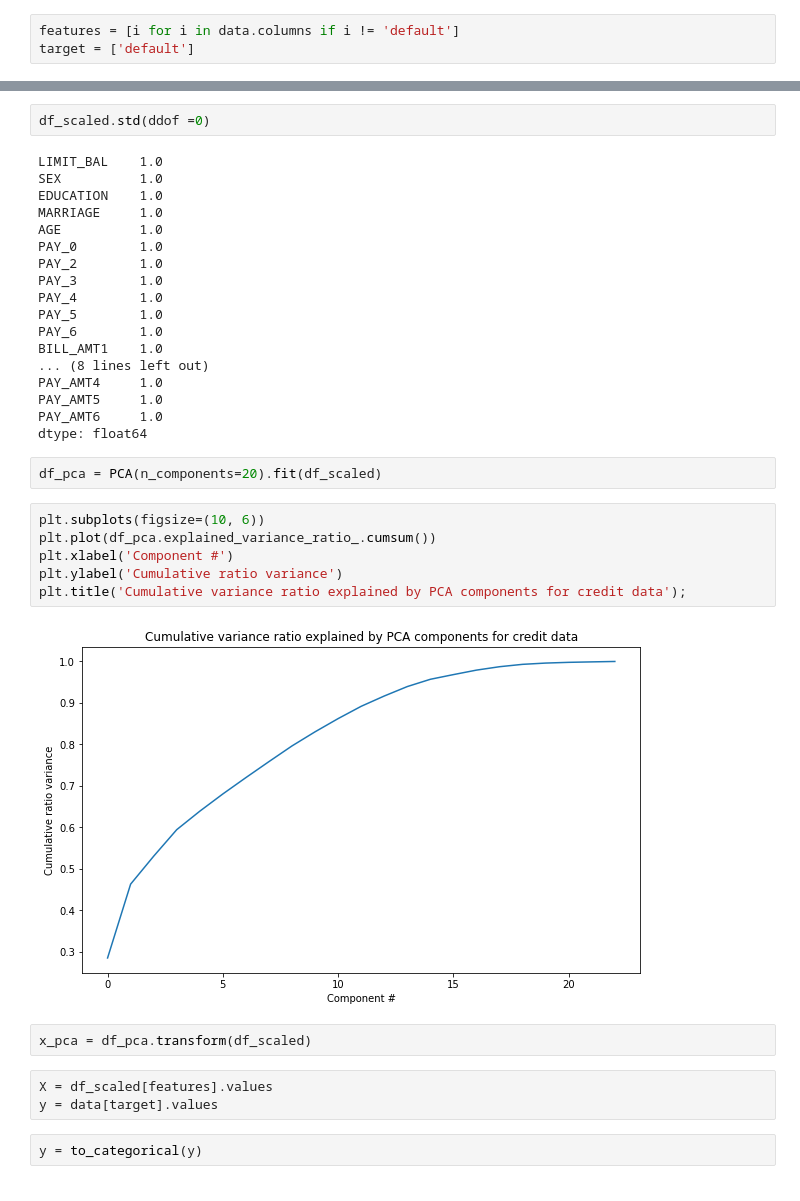
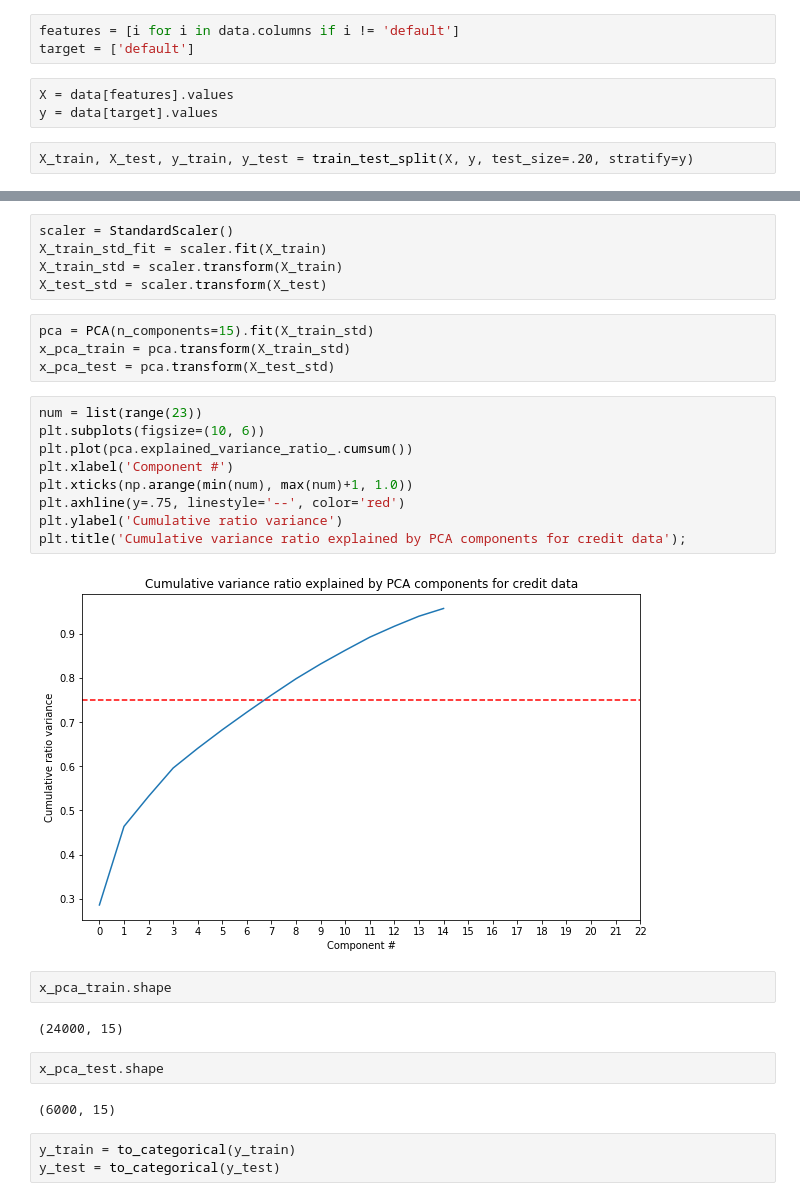
Before and after one commit to JideOkesanjo/DataScience-Capstone-Projects, a Jupyter notebook: credit_default_deep_learning.ipynb, the cells around one changed output, grey strips where cells are left out. Saved outputs shown, nothing was run; the diff lists cells and outputs as text.

Commit message:
proper split of training and test set to improve model performance. further improvements needed

```diff
--- a/credit_default_deep_learning.ipynb
+++ b/credit_default_deep_learning.ipynb
@@ -53,5 +55,10 @@ data.head()
 # %%
 features = [i for i in data.columns if i != 'default']
 target = ['default']
+# %%
+X = data[features].values
+y = data[target].values
+# %%
+X_train, X_test, y_train, y_test = train_test_split(X, y, test_size=.20, stratify=y)
 # %%
 from sklearn.decomposition import PCA
@@ -72,39 +65,33 @@ df_scaled.head()
-# %%
-df_scaled.std(ddof =0)
-# %% [output]
-LIMIT_BAL    1.0
-SEX          1.0
-EDUCATION    1.0
-MARRIAGE     1.0
-AGE          1.0
-PAY_0        1.0
-PAY_2        1.0
-PAY_3        1.0
-PAY_4        1.0
-PAY_5        1.0
-PAY_6        1.0
-BILL_AMT1    1.0
-... (8 lines left out)
-PAY_AMT4     1.0
-PAY_AMT5     1.0
-PAY_AMT6     1.0
-dtype: float64
-# %%
-df_pca = PCA(n_components=20).fit(df_scaled)
+# %%
+scaler = StandardScaler()
+X_train_std_fit = scaler.fit(X_train)
+X_train_std = scaler.transform(X_train)
+X_test_std = scaler.transform(X_test)
+# %%
+pca = PCA(n_components=15).fit(X_train_std)
+x_pca_train = pca.transform(X_train_std)
+x_pca_test = pca.transform(X_test_std)
 # %%
+num = list(range(23))
 plt.subplots(figsize=(10, 6))
-plt.plot(df_pca.explained_variance_ratio_.cumsum())
+plt.plot(pca.explained_variance_ratio_.cumsum())
 plt.xlabel('Component #')
+plt.xticks(np.arange(min(num), max(num)+1, 1.0))
+plt.axhline(y=.75, linestyle='--', color='red')
 plt.ylabel('Cumulative ratio variance')
 plt.title('Cumulative variance ratio explained by PCA components for credit data');
 # %% [output]
-[figure, old version]
+[figure, new version]
-# %%
-x_pca = df_pca.transform(df_scaled)
-# %%
-X = df_scaled[features].values
-y = data[target].values
-# %%
-y = to_categorical(y)
+# %%
+x_pca_train.shape
+# %% [output]
+(24000, 15)
+# %%
+x_pca_test.shape
+# %% [output]
+(6000, 15)
+# %%
+y_train = to_categorical(y_train)
+y_test = to_categorical(y_test)
 # %%
 model = Sequential()
```
Also changed, not shown: parts of 9 cells of this notebook.
